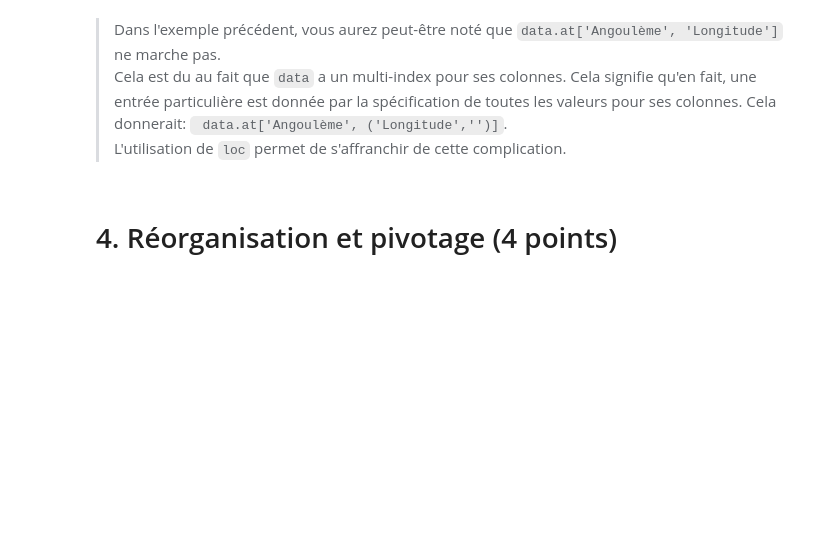
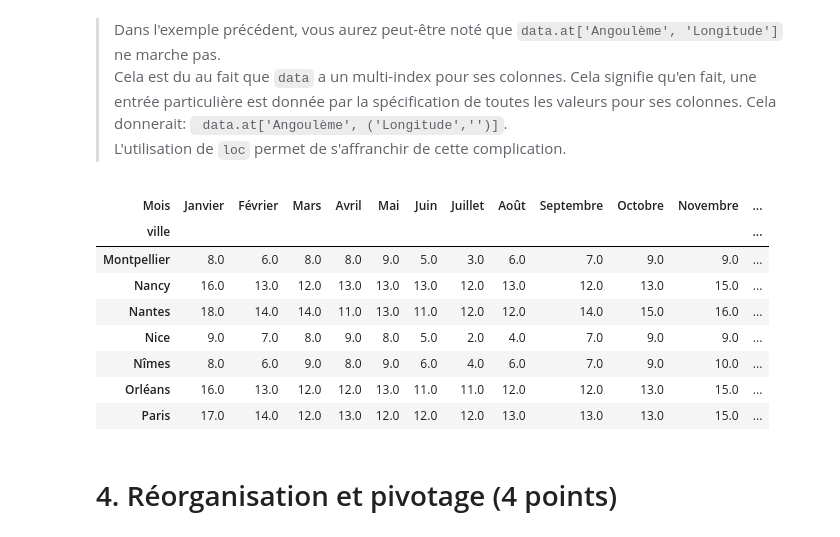
Before and after one commit to campusplage/compte-rendus-bobo_florian__seck_omar, a Jupyter notebook: TP1_pandas.ipynb, the cells around one changed output. Drawn from its saved outputs; the diff is of its cells as text; code cells hidden in the pictures; blank space fills up the shorter version.

Commit message:
"Montpellier" et "Paris" , jours de pluie

```diff
--- a/TP1_pandas.ipynb
+++ b/TP1_pandas.ipynb
@@ -206,6 +207,19 @@ Cela est du au fait que `data` a un multi-index pour ses colonnes. Cela signifie
 # %%
 # Affichez les nombres de jours de pluie mensuels de toutes les données aux villes ayant un nom compris
 # entre "Montpellier" et "Paris" dans l'ordre alphabétique
+data['Jours de pluie'].sort_values(by = 'ville', ascending = True).loc['Montpellier':'Paris']
+# One-liner : On récupère les jours de pluies du multi indexage , on classe l'index ('ville') par ordre alphabetique  et on affiche les lignes
+# de Montpellier à Paris
+# %% [output]
+| Mois | Janvier | Février | Mars | Avril | Mai | Juin | Juillet | Août | Septembre | Octobre | Novembre | ... |
+| ville |  |  |  |  |  |  |  |  |  |  |  | ... |
+| Montpellier | 8.0 | 6.0 | 8.0 | 8.0 | 9.0 | 5.0 | 3.0 | 6.0 | 7.0 | 9.0 | 9.0 | ... |
+| Nancy | 16.0 | 13.0 | 12.0 | 13.0 | 13.0 | 13.0 | 12.0 | 13.0 | 12.0 | 13.0 | 15.0 | ... |
+| Nantes | 18.0 | 14.0 | 14.0 | 11.0 | 13.0 | 11.0 | 12.0 | 12.0 | 14.0 | 15.0 | 16.0 | ... |
+| Nice | 9.0 | 7.0 | 8.0 | 9.0 | 8.0 | 5.0 | 2.0 | 4.0 | 7.0 | 9.0 | 9.0 | ... |
+| Nîmes | 8.0 | 6.0 | 9.0 | 8.0 | 9.0 | 6.0 | 4.0 | 6.0 | 7.0 | 9.0 | 10.0 | ... |
+| Orléans | 16.0 | 13.0 | 12.0 | 12.0 | 13.0 | 11.0 | 11.0 | 12.0 | 12.0 | 13.0 | 15.0 | ... |
+| Paris | 17.0 | 14.0 | 12.0 | 13.0 | 12.0 | 12.0 | 12.0 | 13.0 | 13.0 | 13.0 | 15.0 | ... |
 # %%
 # Affichez à la fois les précipitations mensuelles et la "Géographie" des mêmes villes
 # %%
```
Also changed, not shown: parts of 2 cells of this notebook.
